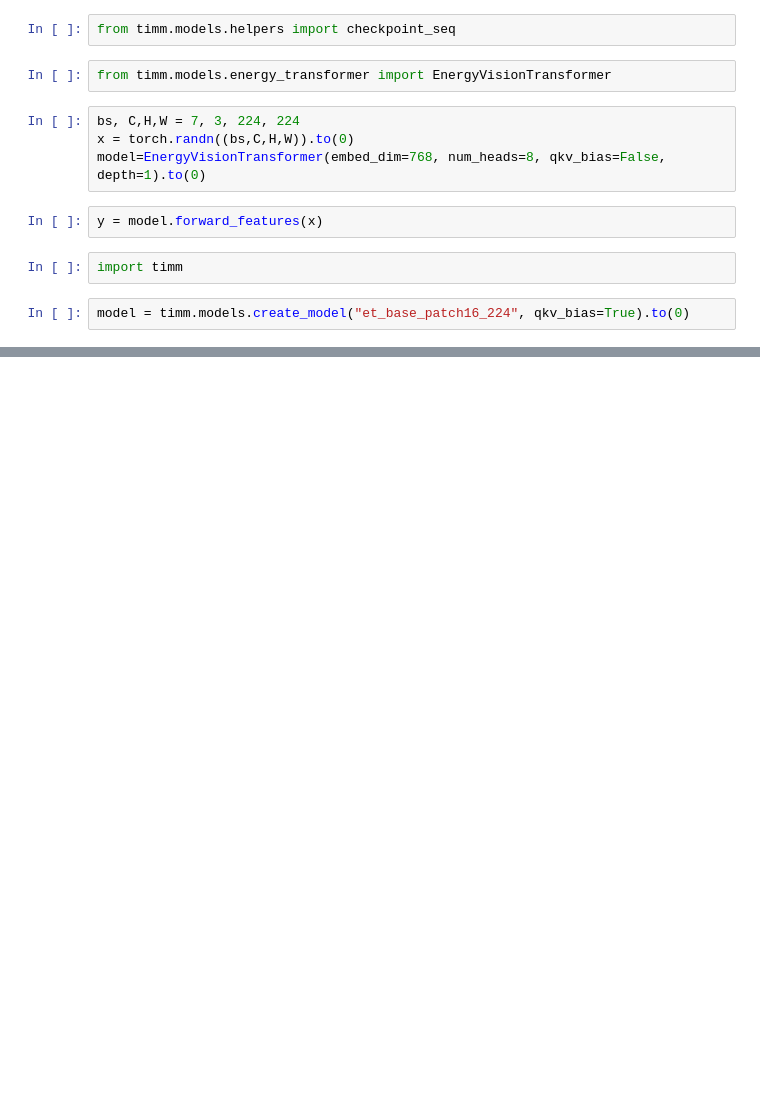
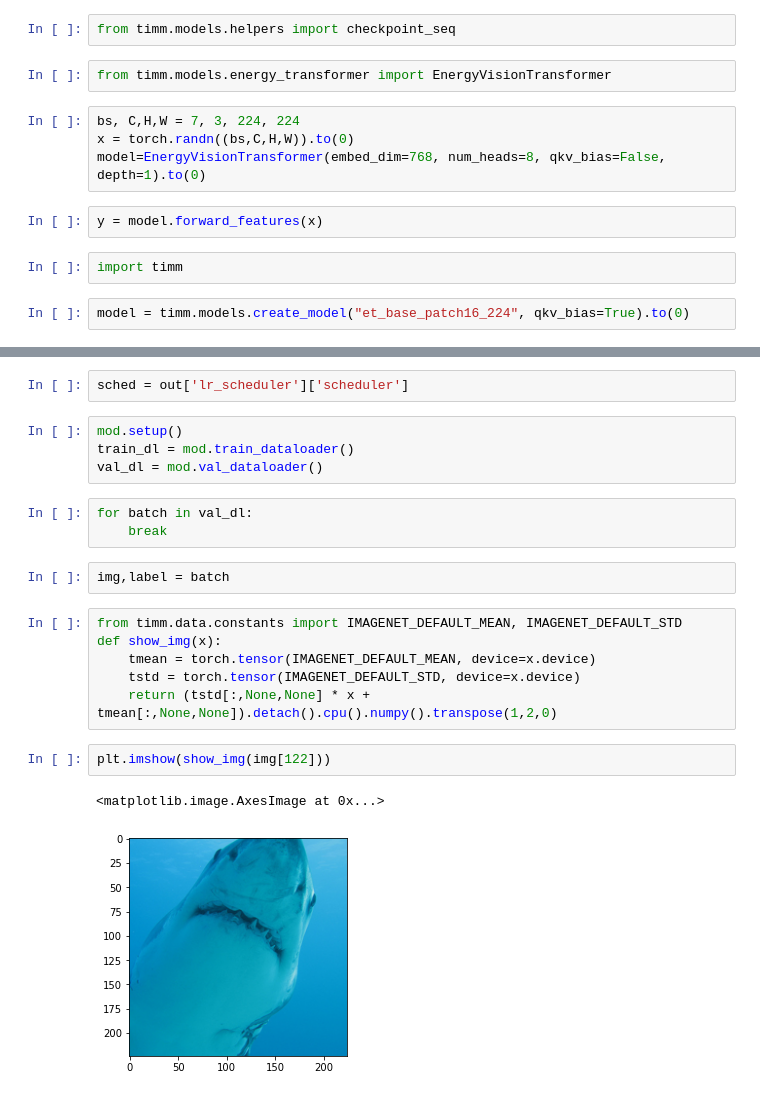
Before and after one commit to bhoov/pytorch-image-models, a Jupyter notebook: nbs/scratch.ipynb, the cells around one changed output, grey strips where cells are left out. Cells and saved outputs as stored; diff of their text form; blank space fills up the shorter version.

```diff
--- a/nbs/scratch.ipynb
+++ b/nbs/scratch.ipynb
@@ -166,0 +765,22 @@ tensor([[ 0.2205, -0.7045, -0.0999,  ...,  0.5557,  0.6403,  0.6401],
+# %%
+sched = out['lr_scheduler']['scheduler']
+# %%
+mod.setup()
+train_dl = mod.train_dataloader()
+val_dl = mod.val_dataloader()
+# %%
+for batch in val_dl:
+    break
+# %%
+img,label = batch
+# %%
+from timm.data.constants import IMAGENET_DEFAULT_MEAN, IMAGENET_DEFAULT_STD
+def show_img(x):
+    tmean = torch.tensor(IMAGENET_DEFAULT_MEAN, device=x.device)
+    tstd = torch.tensor(IMAGENET_DEFAULT_STD, device=x.device)
+    return (tstd[:,None,None] * x + tmean[:,None,None]).detach().cpu().numpy().transpose(1,2,0)
+# %%
+plt.imshow(show_img(img[122]))
+# %% [output]
+<matplotlib.image.AxesImage at 0x...>
+[figure, added]
```
Also changed, not shown: parts of 13 cells of this notebook, 16 other files.
